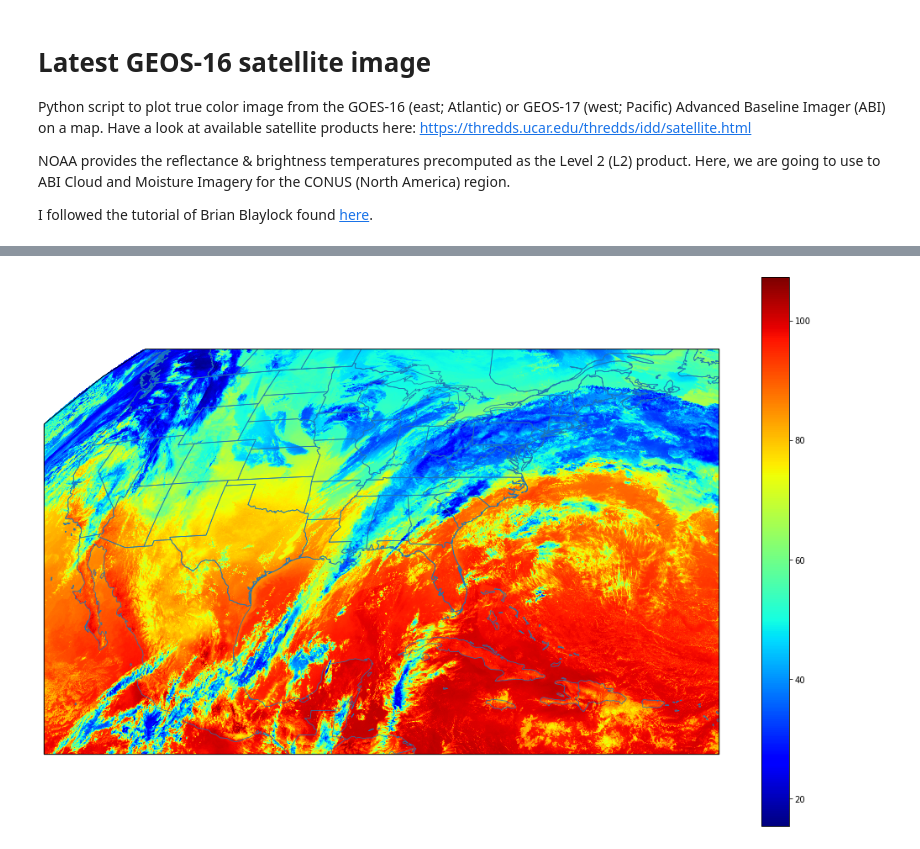
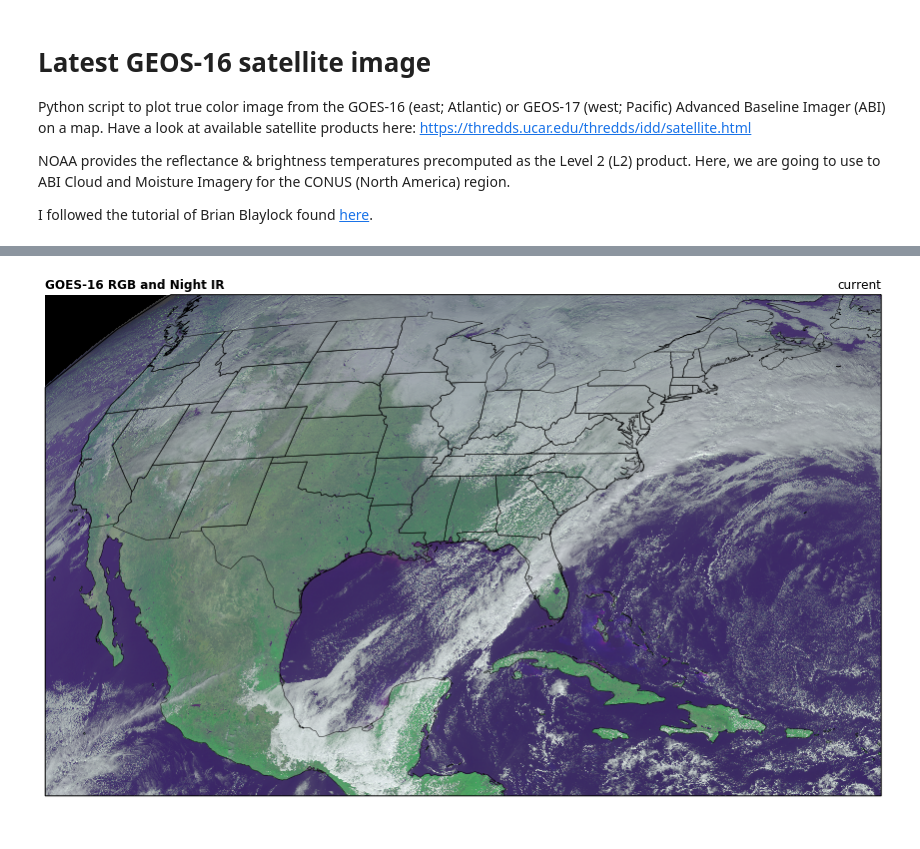
Before and after one commit to steidani/weather, a Jupyter notebook: satellite/Satellite_Example.ipynb, the cells around one changed output, grey strips where cells are left out. Cells and saved outputs as stored; diff of their text form; code cells hidden in the pictures.

Commit message:
added satellite notebook

```diff
--- a/satellite/Satellite_Example.ipynb
+++ b/satellite/Satellite_Example.ipynb
@@ -157,13 +115,0 @@ red_new = interpolate_channel(red_data, x_red, y_red, x, y)
-# %%
-def regrid(data, in_x, in_y, out_x, out_y):
-
-    #correct first and last entry so that not out of bounds
-    out_x[0] = in_x[0]; out_x[-1] = in_x[-1]
-    out_y[0] = in_y[0]; out_y[-1] = in_y[-1]
-
-    interpolating_function = interpolate.RegularGridInterpolator((in_y[::-1], in_x), data)
-    yv, xv = np.meshgrid(out_x, out_y[::-1])
-    return interpolating_function((xv, yv))
-
-red_new = regrid(red_data, x_red.data, y_red.data, x.data, y.data)
-cleanIR_new = regrid(cleanIR_data, x_IR.data, y_IR.data, x.data, y.data)
@@ -245,11 +179,0 @@ ax1.set_title('GOES-16 RGB Raw Veggie', fontweight='semibold', loc='left', fonts
-# %%
-# Get projection from satellite data
-dat = ds.metpy.parse_cf('Rad')
-geos = dat.metpy.cartopy_crs
-
-# Get coordinaates: x (north/south) and y (east/west) axis sweep of the ABI data
-x = dat.x
-y = dat.y
-
-# Grab time from file and convert to a nice format
-vtime=datetime.strptime(ds.time_coverage_end,'%Y-%m-%dT%H:%M:%S.%fZ')
@@ -260,18 +180,22 @@ vis=np.sqrt(ds.Rad*ds.kappa0)
-# %%
-# Start figure and set up projection on axes for plotting
-fig=plt.figure(1,figsize=(18,12))
-ax=plt.subplot(111,projection=geos)
-
-# Plot geopolitical lines
-ax.add_feature(cfeature.COASTLINE.with_scale('50m'),edgecolor='tab:blue',linewidths=0.75)
-ax.add_feature(cfeature.BORDERS.with_scale('50m'),edgecolor='tab:blue',linewidths=0.75)
-ax.add_feature(cfeature.STATES.with_scale('50m'),edgecolor='tab:blue',linewidths=0.75)
-
-# Plot gamma correction visible reflectance values
-im = ax.imshow(vis,extent=(x.min(),x.max(),y.min(),y.max()),origin='upper',cmap=plt.cm.Greys_r)
-plt.colorbar(im)
-
-plt.tight_layout()
-plt.show()
-# %% [output]
-[figure, removed]
+# %%
+# Start figure and set up projection on axes for plotting
+
+fig = plt.figure(figsize=(15, 12))
+# Create axis with Geostationary projection
+ax = fig.add_subplot(1, 1, 1, projection=geos)
+
+# Plot gamma correction visible reflectance values
+ax.imshow(RGB_ColorIR,extent=(x.min(),x.max(),y.min(),y.max()),origin='upper',transform=geos)
+
+# Add Coastlines and States
+ax.coastlines(resolution='50m', color='black', linewidth=0.5)
+ax.add_feature(ccrs.cartopy.feature.STATES, linewidth=0.5)
+
+# Add Title
+plt.title('GOES-16 RGB and Night IR', loc='left', fontweight='semibold', fontsize=12)
+plt.title('{}'.format(date), loc='right')
+
+plt.tight_layout()
+plt.show()
+# %% [output]
+[figure, added]
```
Also changed, not shown: parts of 10 cells of this notebook.
